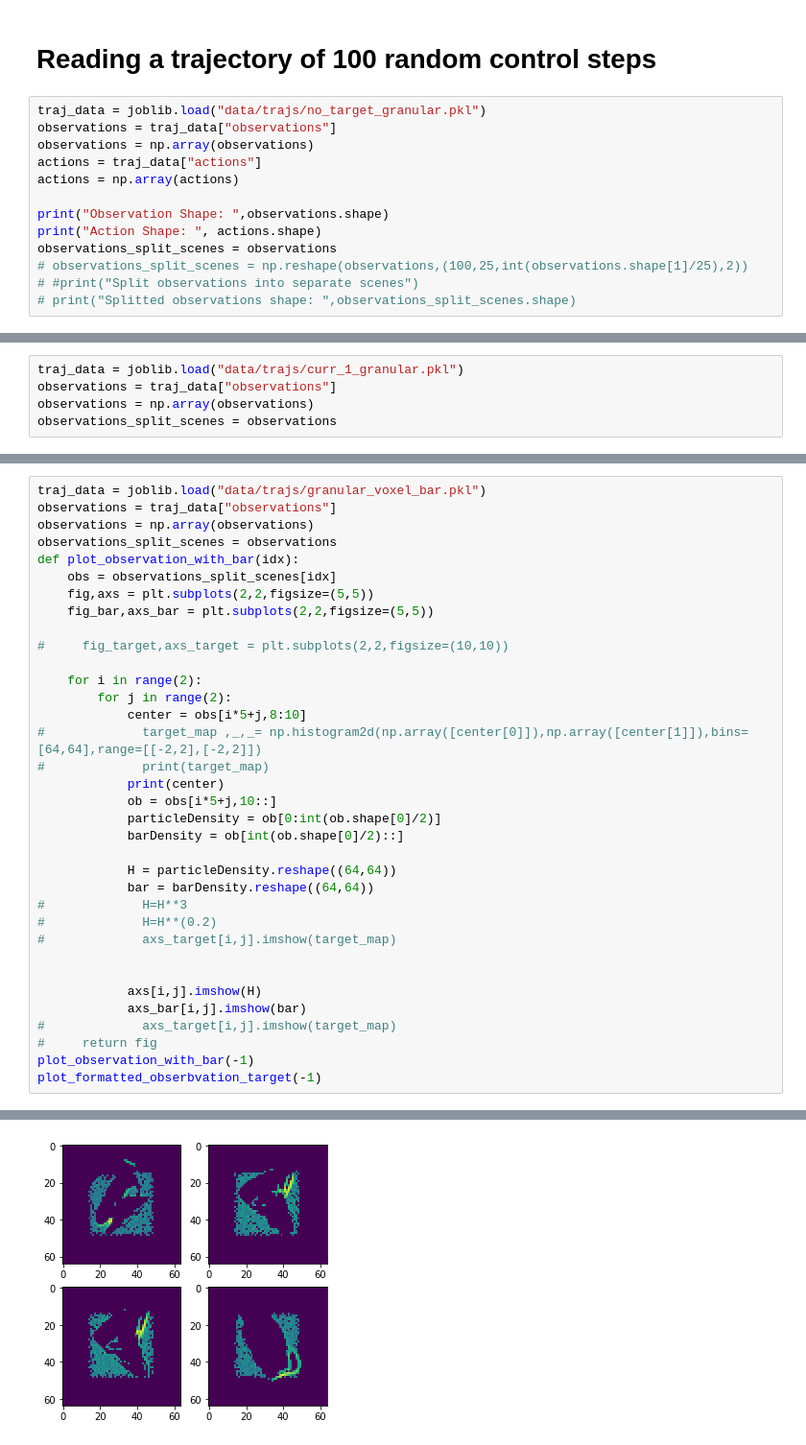
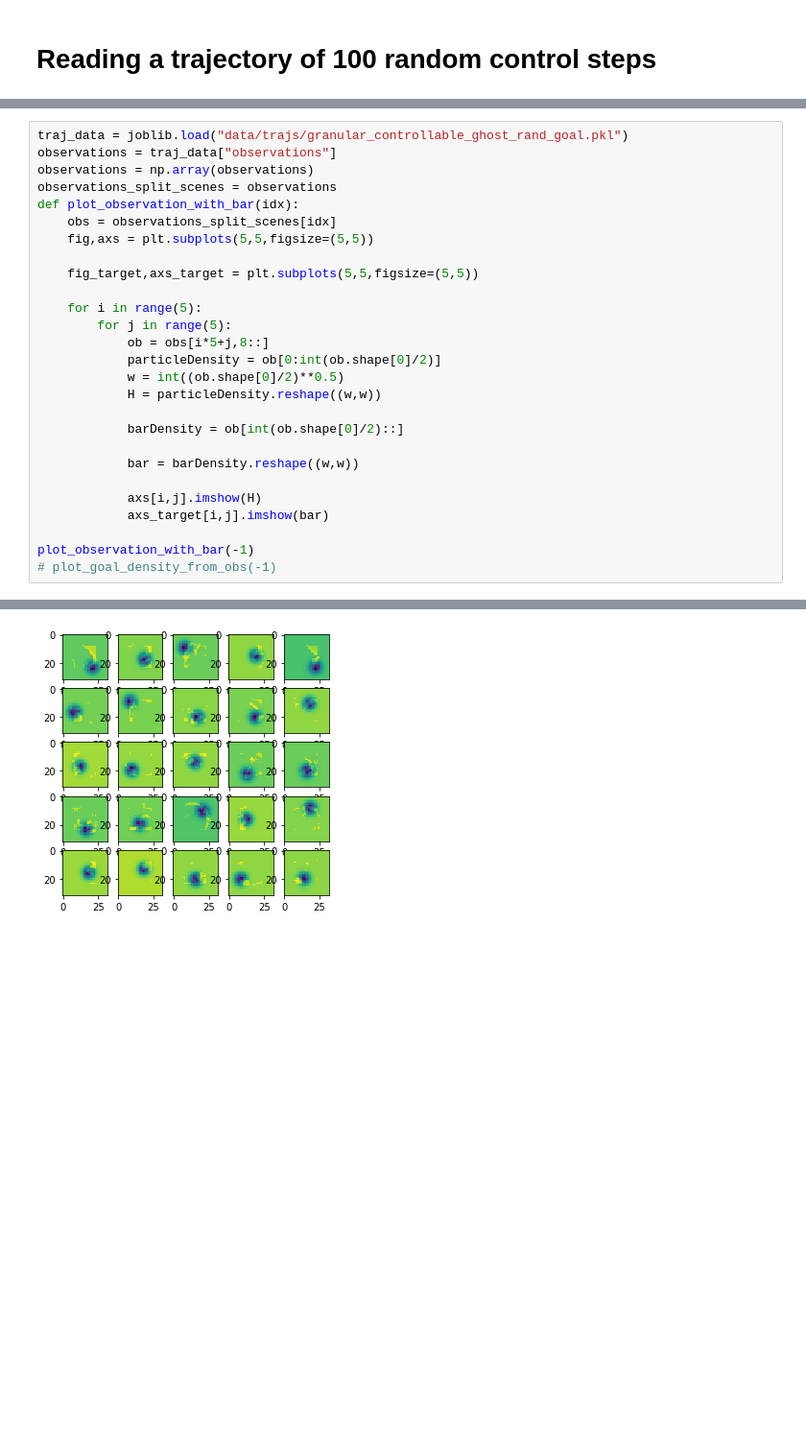
Before and after one commit to DragonMyth/DeformableManipulation, a Jupyter notebook: flex_trajectory_vis.ipynb, the cells around one changed output, grey strips where cells are left out. Shown at 96% size. Saved outputs shown, nothing was run; the diff lists cells and outputs as text; blank space fills up the shorter version.

```diff
--- a/flex_trajectory_vis.ipynb
+++ b/flex_trajectory_vis.ipynb
@@ -10,16 +10,3 @@ from ipywidgets import interact, interactive, fixed, interact_manual
 %matplotlib inline
 # %% [markdown]
 # Reading a trajectory of 100 random control steps
-# %%
-traj_data = joblib.load("data/trajs/no_target_granular.pkl")
-observations = traj_data["observations"]
-observations = np.array(observations)
-actions = traj_data["actions"]
-actions = np.array(actions)
-
-print("Observation Shape: ",observations.shape)
-print("Action Shape: ", actions.shape)
-observations_split_scenes = observations
-# observations_split_scenes = np.reshape(observations,(100,25,int(observations.shape[1]/25),2))
-# #print("Split observations into separate scenes")
-# print("Splitted observations shape: ",observations_split_scenes.shape)
@@ -107,5 +12,0 @@ def plot_formatted_obserbvation_target(idx):
-# %%
-traj_data = joblib.load("data/trajs/curr_1_granular.pkl")
-observations = traj_data["observations"]
-observations = np.array(observations)
-observations_split_scenes = observations
@@ -134,36 +13,28 @@ plot_formatted_obserbvation_target(-1)
 # %%
-traj_data = joblib.load("data/trajs/granular_voxel_bar.pkl")
+traj_data = joblib.load("data/trajs/granular_controllable_ghost_rand_goal.pkl")
 observations = traj_data["observations"]
 observations = np.array(observations)
 observations_split_scenes = observations
 def plot_observation_with_bar(idx):
     obs = observations_split_scenes[idx]
-    fig,axs = plt.subplots(2,2,figsize=(5,5))
-    fig_bar,axs_bar = plt.subplots(2,2,figsize=(5,5))
+    fig,axs = plt.subplots(5,5,figsize=(5,5))
 
-#     fig_target,axs_target = plt.subplots(2,2,figsize=(10,10))
+    fig_target,axs_target = plt.subplots(5,5,figsize=(5,5))
 
-    for i in range(2):
-        for j in range(2):
-            center = obs[i*5+j,8:10]
-#             target_map ,_,_= np.histogram2d(np.array([center[0]]),np.array([center[1]]),bins=[64,64],range=[[-2,2],[-2,2]])
-#             print(target_map)
-            print(center)
-            ob = obs[i*5+j,10::]
+    for i in range(5):
+        for j in range(5):
+            ob = obs[i*5+j,8::]
             particleDensity = ob[0:int(ob.shape[0]/2)]
+            w = int((ob.shape[0]/2)**0.5)
+            H = particleDensity.reshape((w,w))
+
             barDensity = ob[int(ob.shape[0]/2)::]
 
-            H = particleDensity.reshape((64,64))
-            bar = barDensity.reshape((64,64))
-#             H=H**3
-#             H=H**(0.2)
-#             axs_target[i,j].imshow(target_map)
-
+            bar = barDensity.reshape((w,w))
 
             axs[i,j].imshow(H)
-            axs_bar[i,j].imshow(bar)
-#             axs_target[i,j].imshow(target_map)
-#     return fig
+            axs_target[i,j].imshow(bar)
+
 plot_observation_with_bar(-1)
-plot_formatted_obserbvation_target(-1)
+# plot_goal_density_from_obs(-1)
 # %% [output]
@@ -178 +41 @@ plot_formatted_obserbvation_target(-1)
-[figure, old version]
+[figure, new version]
```
Also changed, not shown: parts of 14 cells of this notebook, 7 other files.
